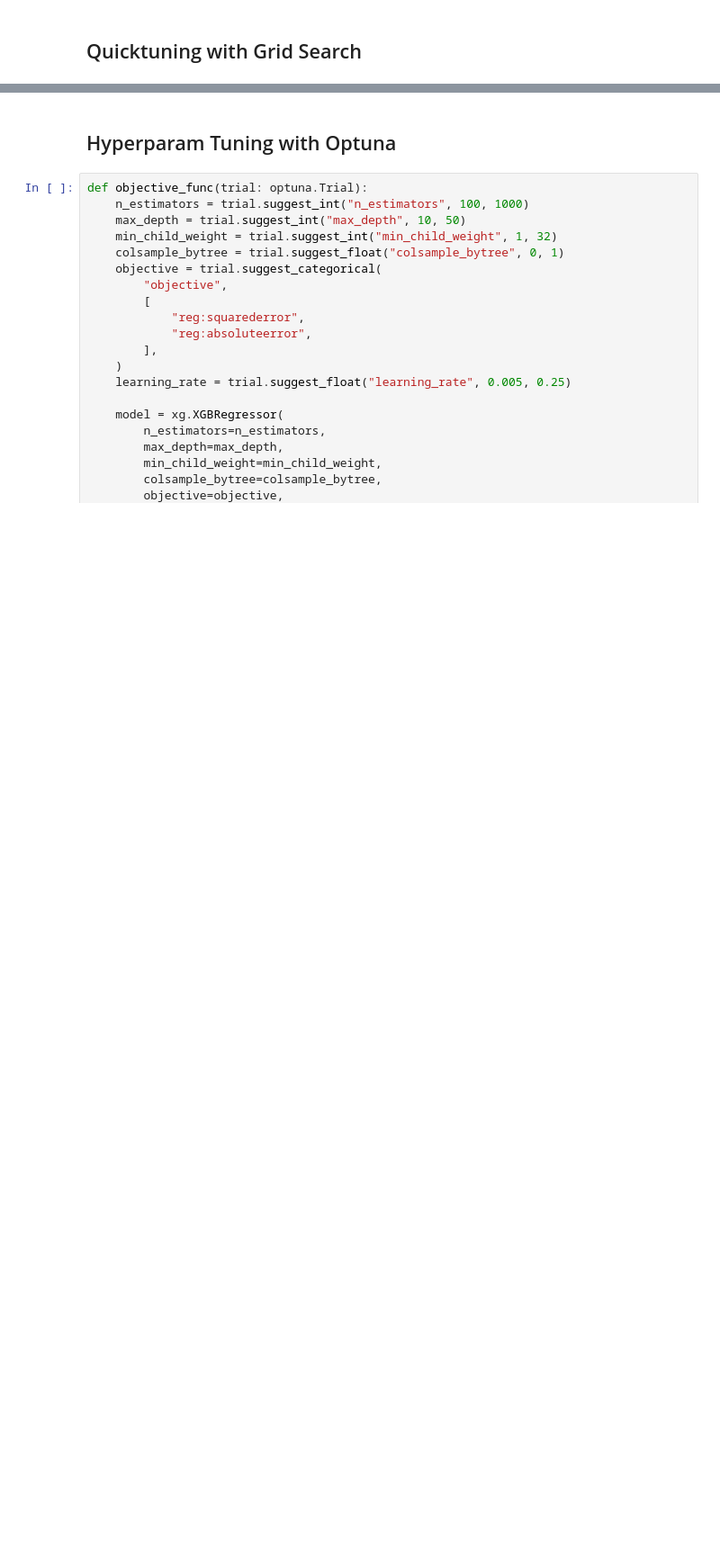
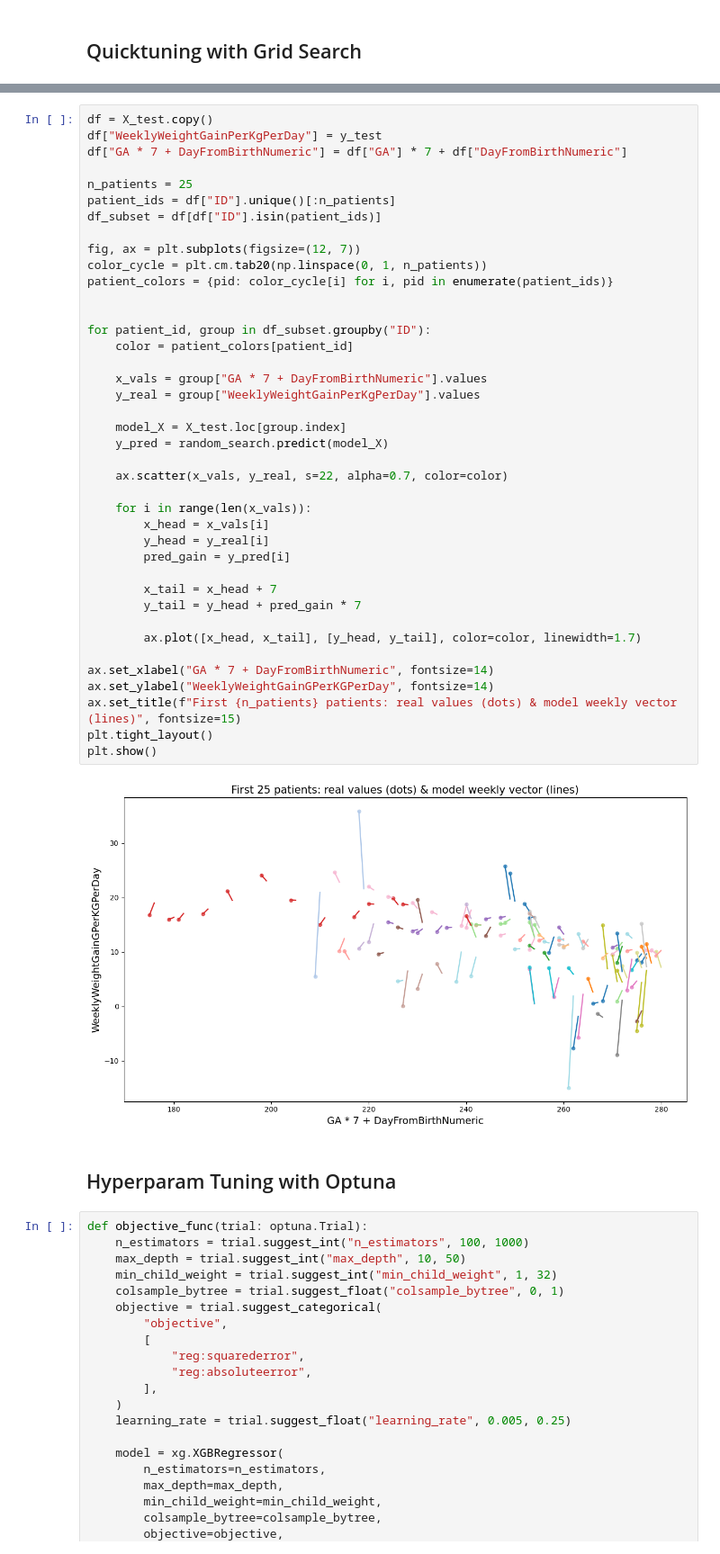
Before and after one commit to walkerad03/mpsc, a Jupyter notebook: notebooks/hyperparams.ipynb, the cells around one changed output, grey strips where cells are left out. Shown at 90% size. Cells and saved outputs as stored; diff of their text form; blank space fills up the shorter version.

```diff
--- a/notebooks/hyperparams.ipynb
+++ b/notebooks/hyperparams.ipynb
@@ -77,3 +160,45 @@ AttributeError: 'GridSearchCV' object has no attribute 'feature_importances_'
+# %%
+df = X_test.copy()
+df["WeeklyWeightGainPerKgPerDay"] = y_test
+df["GA * 7 + DayFromBirthNumeric"] = df["GA"] * 7 + df["DayFromBirthNumeric"]
+
+n_patients = 25
+patient_ids = df["ID"].unique()[:n_patients]
+df_subset = df[df["ID"].isin(patient_ids)]
+
+fig, ax = plt.subplots(figsize=(12, 7))
+color_cycle = plt.cm.tab20(np.linspace(0, 1, n_patients))
+patient_colors = {pid: color_cycle[i] for i, pid in enumerate(patient_ids)}
+
+
+for patient_id, group in df_subset.groupby("ID"):
+    color = patient_colors[patient_id]
+
+    x_vals = group["GA * 7 + DayFromBirthNumeric"].values
+    y_real = group["WeeklyWeightGainPerKgPerDay"].values
+
+    model_X = X_test.loc[group.index]
+    y_pred = random_search.predict(model_X)
+
+    ax.scatter(x_vals, y_real, s=22, alpha=0.7, color=color)
+
+    for i in range(len(x_vals)):
+        x_head = x_vals[i]
+        y_head = y_real[i]
+        pred_gain = y_pred[i]
+
+        x_tail = x_head + 7
+        y_tail = y_head + pred_gain * 7
+
+        ax.plot([x_head, x_tail], [y_head, y_tail], color=color, linewidth=1.7)
+
+ax.set_xlabel("GA * 7 + DayFromBirthNumeric", fontsize=14)
+ax.set_ylabel("WeeklyWeightGainGPerKGPerDay", fontsize=14)
+ax.set_title(f"First {n_patients} patients: real values (dots) & model weekly vector (lines)", fontsize=15)
+plt.tight_layout()
+plt.show()
+# %% [output]
+[figure, added]
 # %% [markdown]
 ## Hyperparam Tuning with Optuna
 # %%
```
Also changed, not shown: parts of 5 cells of this notebook, 6 other files.
